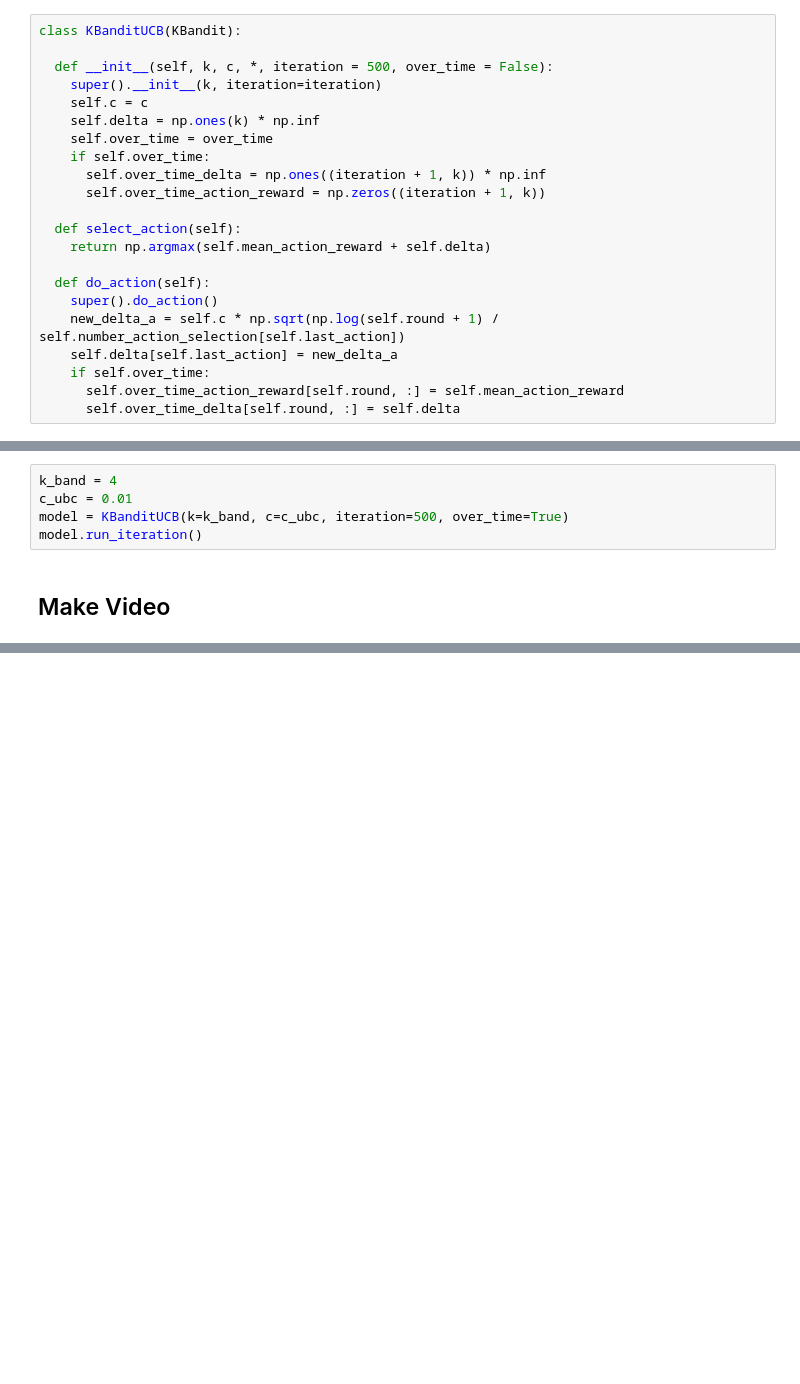
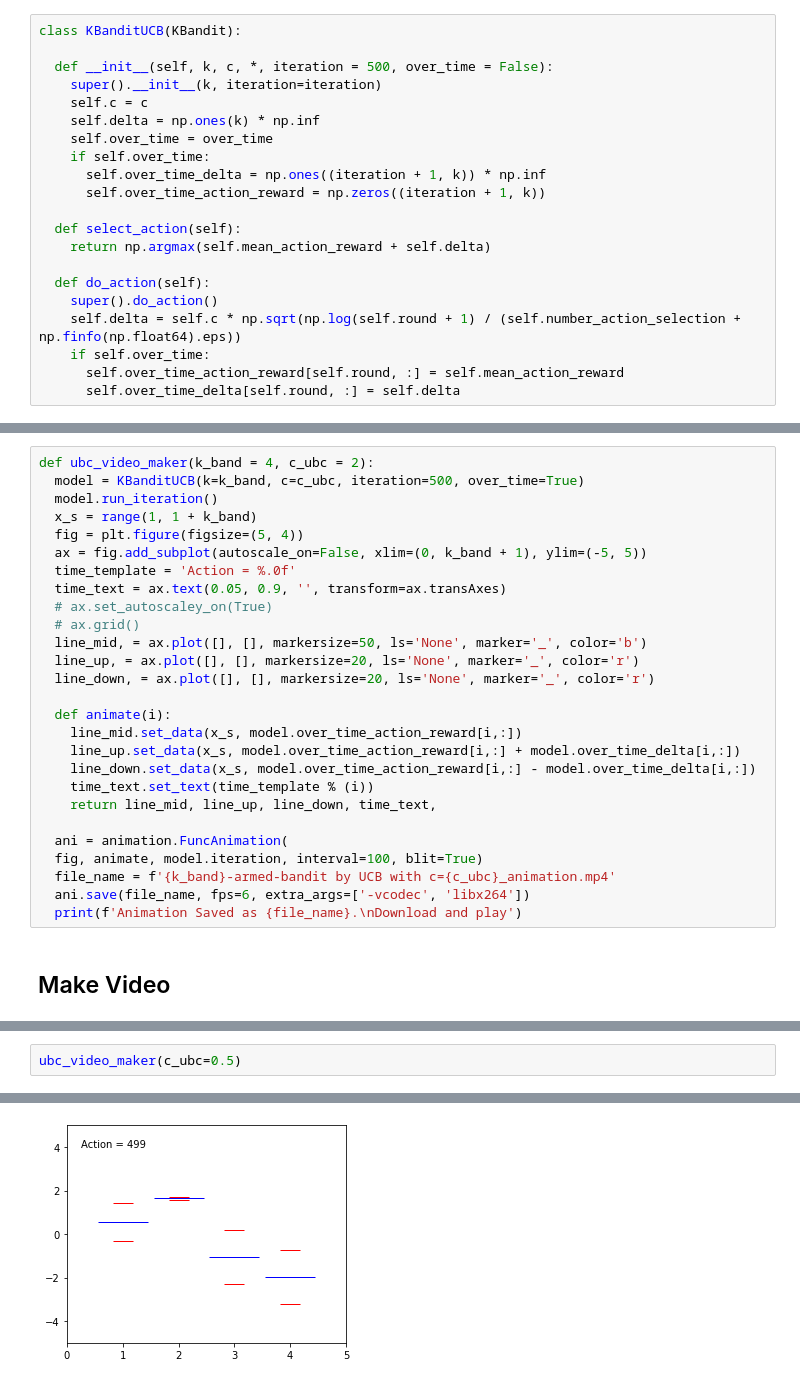
Before and after one commit to shMotaharpour/Machine-learning-Practices, a Jupyter notebook: hosein_k_armed_bandit.ipynb, the cells around one changed output, grey strips where cells are left out. Drawn from its saved outputs; the diff is of its cells as text; blank space fills up the shorter version.

Commit message:
K-armed bandit Task

```diff
--- a/hosein_k_armed_bandit.ipynb
+++ b/hosein_k_armed_bandit.ipynb
@@ -77,8 +77,7 @@ class KBanditUCB(KBandit):
 
   def do_action(self):
     super().do_action()
-    new_delta_a = self.c * np.sqrt(np.log(self.round + 1) / self.number_action_selection[self.last_action])
-    self.delta[self.last_action] = new_delta_a
+    self.delta = self.c * np.sqrt(np.log(self.round + 1) / (self.number_action_selection + np.finfo(np.float64).eps))
     if self.over_time:
       self.over_time_action_reward[self.round, :] = self.mean_action_reward
       self.over_time_delta[self.round, :] = self.delta
@@ -137,10 +136,32 @@ Max reward:
 [figure]
 # %% [markdown]
 # UCB Over time
-# %%
-k_band = 4
-c_ubc = 0.01
-model = KBanditUCB(k=k_band, c=c_ubc, iteration=500, over_time=True)
-model.run_iteration()
+# %%
+def ubc_video_maker(k_band = 4, c_ubc = 2):
+  model = KBanditUCB(k=k_band, c=c_ubc, iteration=500, over_time=True)
+  model.run_iteration()
+  x_s = range(1, 1 + k_band)
+  fig = plt.figure(figsize=(5, 4))
+  ax = fig.add_subplot(autoscale_on=False, xlim=(0, k_band + 1), ylim=(-5, 5))
+  time_template = 'Action = %.0f'
+  time_text = ax.text(0.05, 0.9, '', transform=ax.transAxes)
+  # ax.set_autoscaley_on(True)
+  # ax.grid()
+  line_mid, = ax.plot([], [], markersize=50, ls='None', marker='_', color='b')
+  line_up, = ax.plot([], [], markersize=20, ls='None', marker='_', color='r')
+  line_down, = ax.plot([], [], markersize=20, ls='None', marker='_', color='r')
+
+  def animate(i):
+    line_mid.set_data(x_s, model.over_time_action_reward[i,:])
+    line_up.set_data(x_s, model.over_time_action_reward[i,:] + model.over_time_delta[i,:])
+    line_down.set_data(x_s, model.over_time_action_reward[i,:] - model.over_time_delta[i,:])
+    time_text.set_text(time_template % (i))
+    return line_mid, line_up, line_down, time_text,
+
+  ani = animation.FuncAnimation(
+  fig, animate, model.iteration, interval=100, blit=True)
+  file_name = f'{k_band}-armed-bandit by UCB with c={c_ubc}_animation.mp4'
+  ani.save(file_name, fps=6, extra_args=['-vcodec', 'libx264'])
+  print(f'Animation Saved as {file_name}.\nDownload and play')
 # %% [markdown]
 ## Make Video
@@ -175,0 +168,3 @@ Download and play
+# %%
+ubc_video_maker(c_ubc=0.5)
+# %% [output]
@@ -175,0 +173 @@ Download and play
+[figure, added]
```
Also changed, not shown: parts of 3 cells of this notebook.
